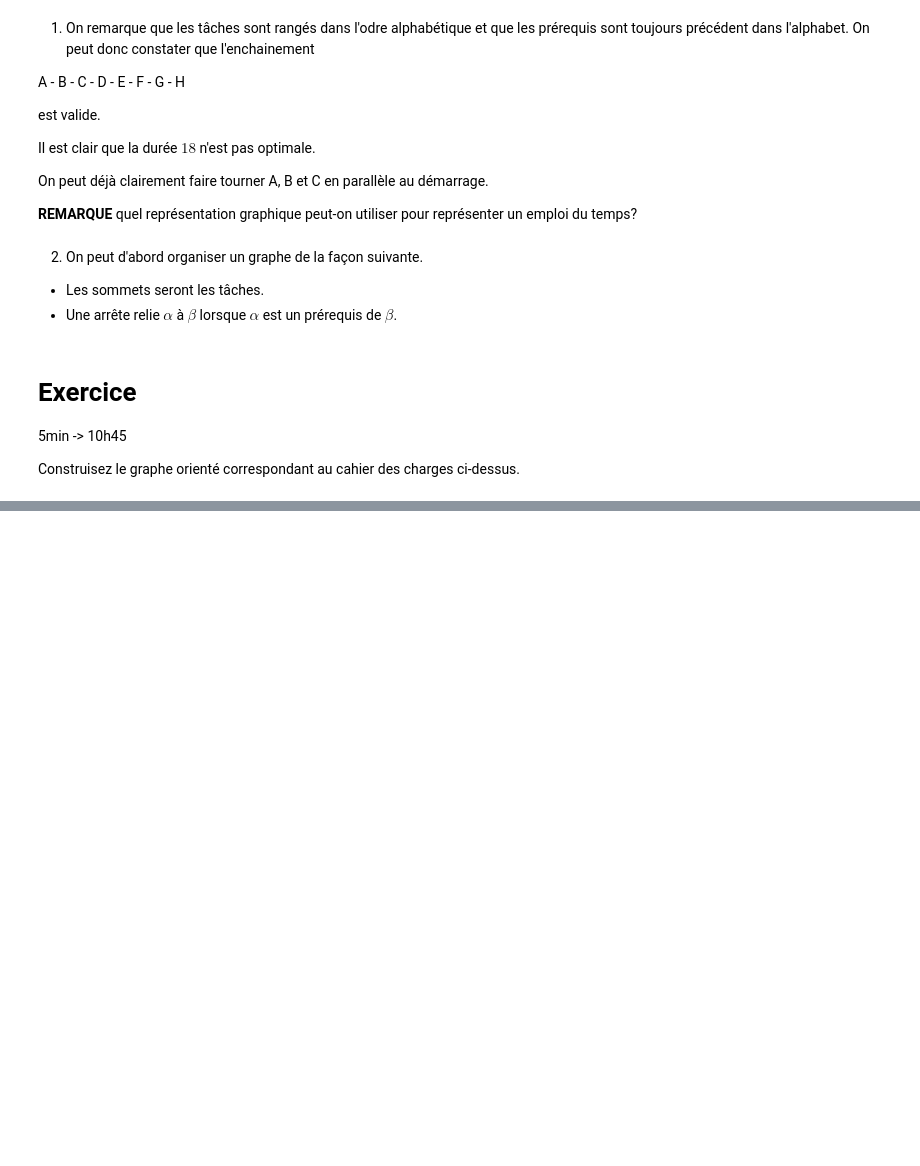
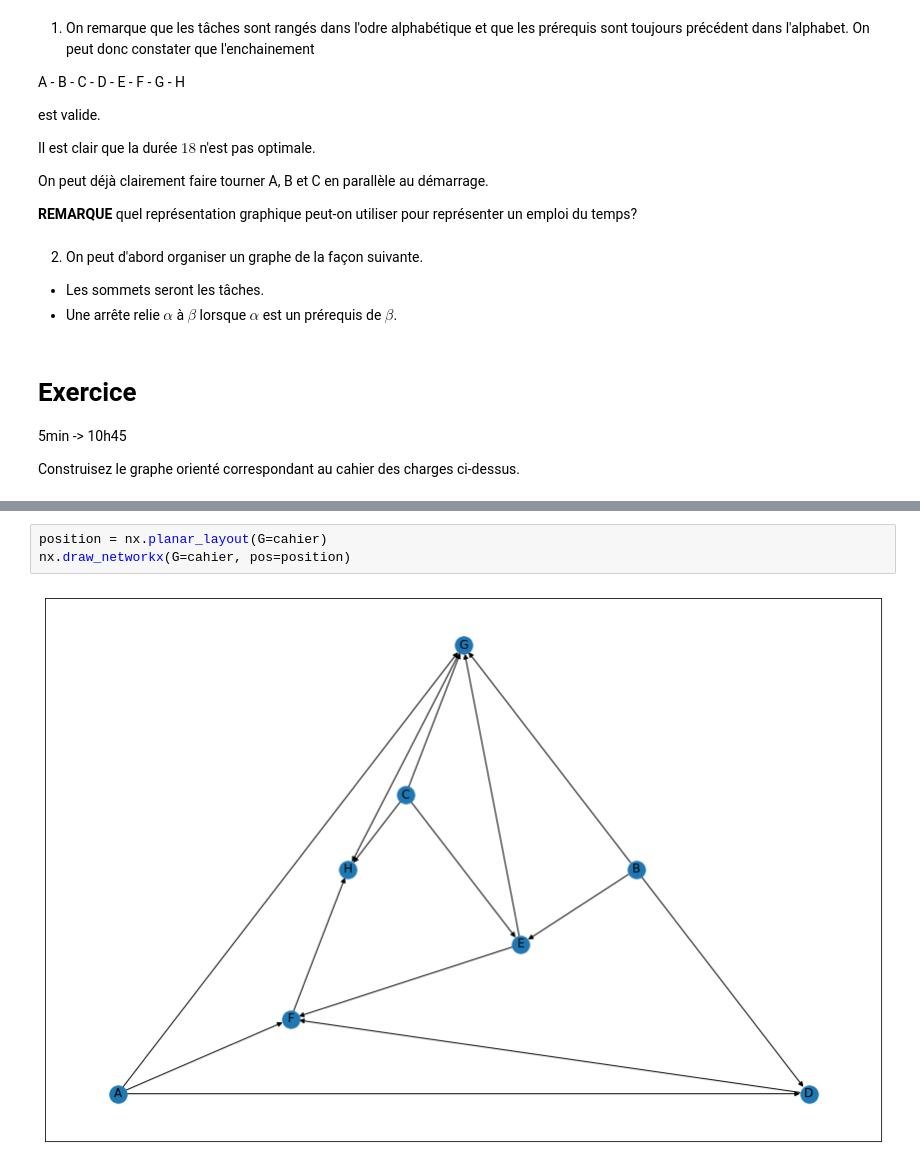
Before and after one commit to MECEN-TOURS/SC-2020-2021, a Jupyter notebook: Seance14/seance.ipynb, the cells around one changed output, grey strips where cells are left out. Saved outputs shown, nothing was run; the diff lists cells and outputs as text; blank space fills up the shorter version.

```diff
--- a/Seance14/seance.ipynb
+++ b/Seance14/seance.ipynb
@@ -51,0 +90,5 @@ Construisez le graphe orienté correspondant au cahier des charges ci-dessus.
+# %%
+position = nx.planar_layout(G=cahier)
+nx.draw_networkx(G=cahier, pos=position)
+# %% [output]
+[figure, added]
```
Also changed, not shown: parts of 7 cells of this notebook.
